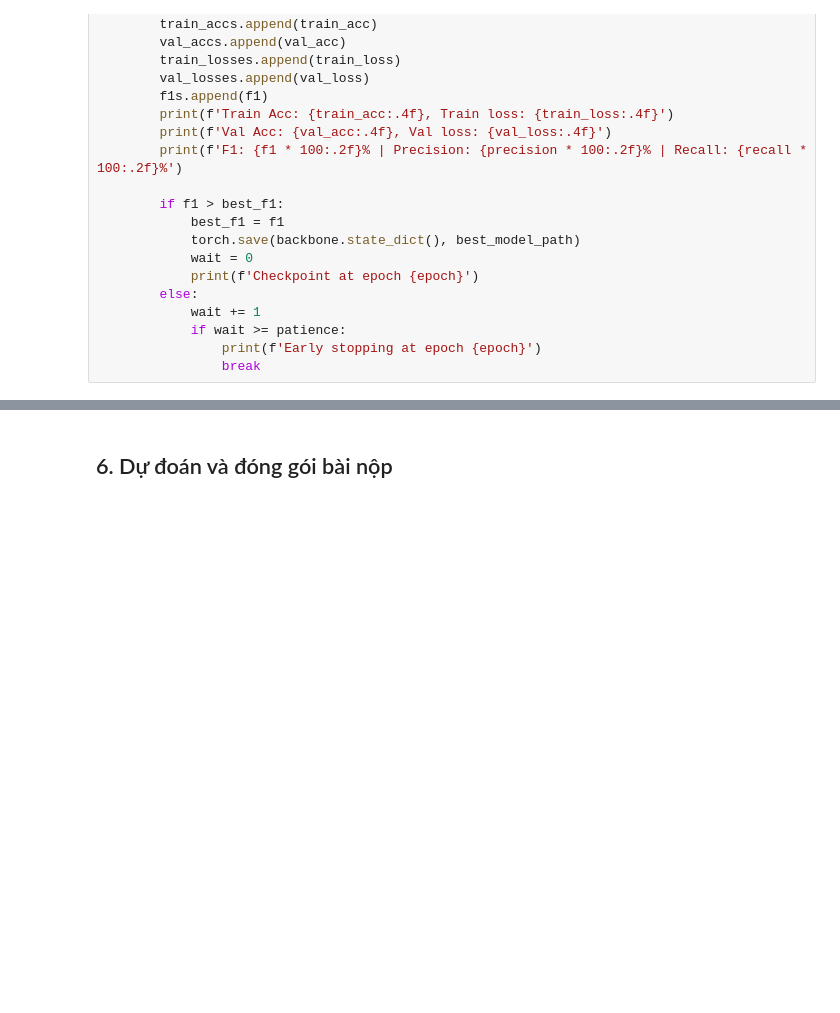
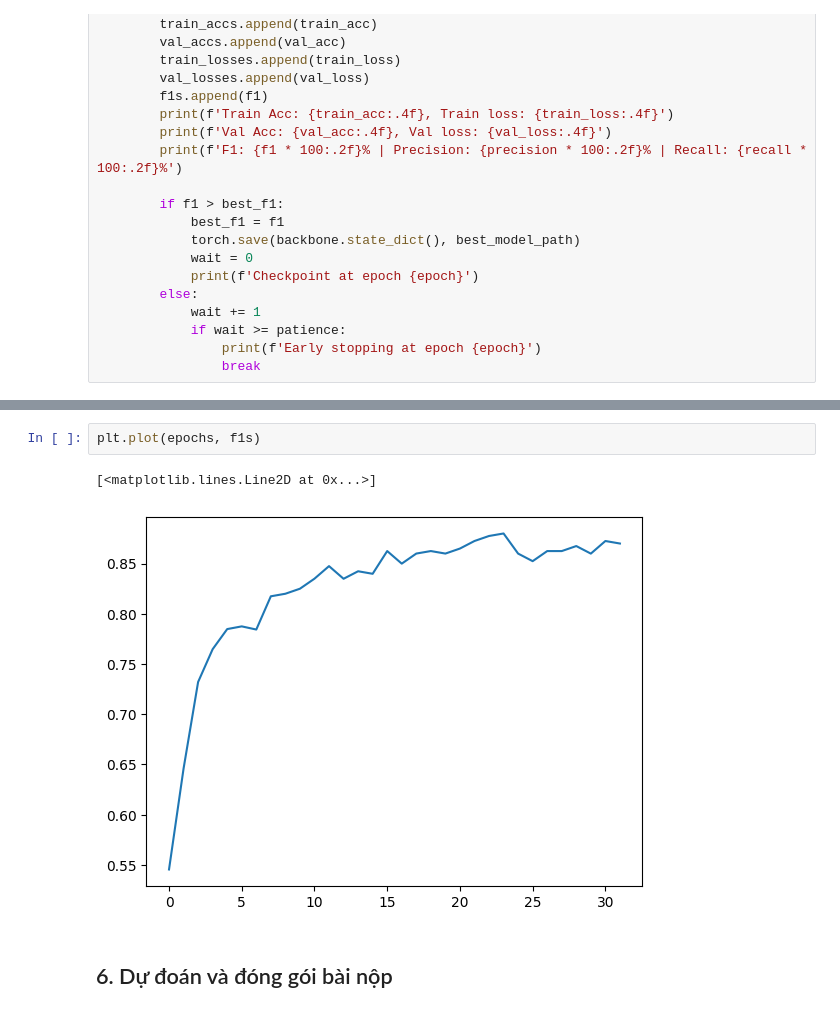
Before and after one commit to phnguyen26/ke-mao-danh, a Jupyter notebook: baseline_TACVU1.ipynb, the cells around one changed output, grey strips where cells are left out. Cells and saved outputs as stored; diff of their text form; blank space fills up the shorter version.

```diff
--- a/baseline_TACVU1.ipynb
+++ b/baseline_TACVU1.ipynb
@@ -323,3 +406,8 @@ train_model(35, train_loader, val_loader, patience=8)
+# %%
+plt.plot(epochs, f1s)
+# %% [output]
+[<matplotlib.lines.Line2D at 0x...>]
+[figure, added]
 # %% [markdown]
 ## 6. Dự đoán và đóng gói bài nộp
 # %%
```
Also changed, not shown: parts of 10 cells of this notebook.
